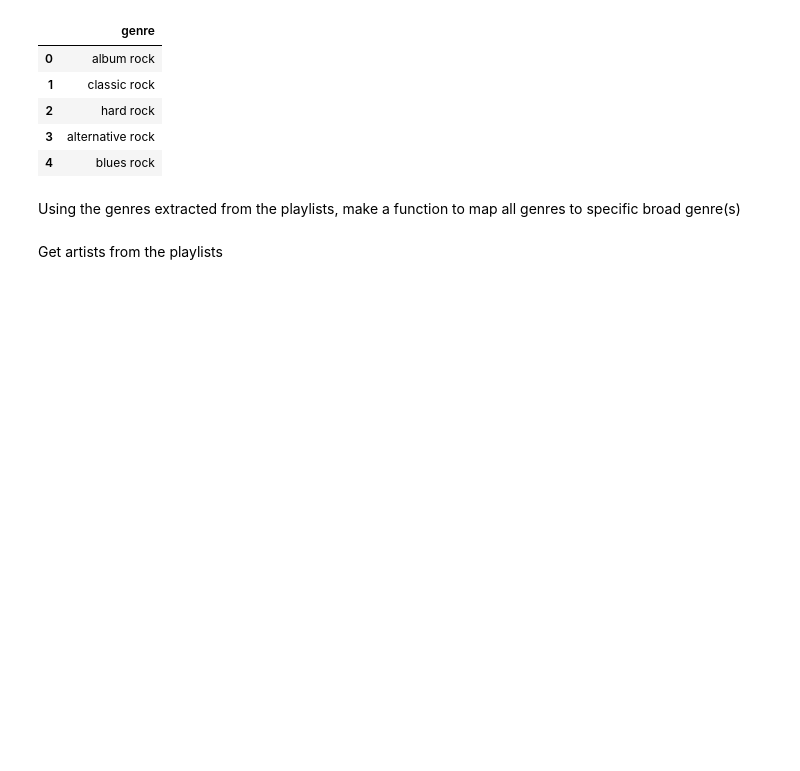
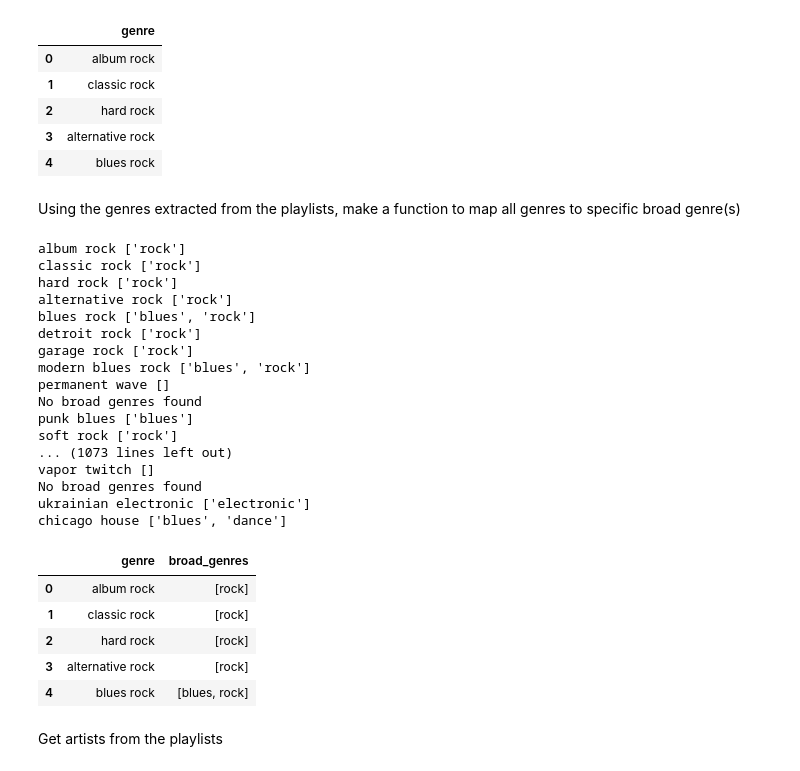
Before and after one commit to JWL16038/Music-Classification, a Jupyter notebook: Notebooks/Spotify scraper.ipynb, the cells around one changed output. Cells and saved outputs as stored; diff of their text form; code cells hidden in the pictures; blank space fills up the shorter version.

Commit message:
Add more genres to broad genres
This change added more genres to the broad genres. In addition, a new function was made to test the mapping.

```diff
--- a/Notebooks/Spotify scraper.ipynb
+++ b/Notebooks/Spotify scraper.ipynb
@@ -98,44 +100,71 @@ Total number of genres: 97
 # %% [markdown]
 Using the genres extracted from the playlists, make a function to map all genres to specific broad genre(s)
 # %%
-genre_count = {}
-
 broad_genres = {
-    "classical": ['classical','baroque','romantic','chamber','choral','medieval'],
+    "classical": ['classical','baroque','romantic','chamber','choral','medieval','violin','piano','opera','orchestral','renaissance'],
     "blues": ['blues','acoustic blues','chicago','classic blues','country blues'],
     "country": ['country'],
-    "dance": ['dance','edm','trance'],
+    "dance": ['dance','edm','trance','house','techno','dubstep','hardcode'],
     "electronic": ['electronic','edm'],
     "folk": ['folk'],
-    "hip hop": ['hip hop'],
+    "hip hop": ['hop'],
     "rap": ['rap'],
-    "jazz": ['jazz','big band','fusion','ragtime','smooth jazz','bebop','bop','dixieland'],
-    "metal": ['metal','nwbm','grunge','thrash','glam metal','death metal','black metal'],
-    "rock": ['rock','hard rock','soft rock','glam rock','album rock','blues rock','folk rock','classic rock'],
+    "jazz": ['jazz','big band','fusion','ragtime','smooth jazz','bebop','bop','dixieland','stride'],
+    "metal": ['metal','nwbm','nwobhm','grunge','thrash','glam metal','death metal','black metal'],
+    "rock": ['rock','hard rock','soft rock','glam rock','album rock','blues rock','folk rock','classic rock','punk','rock-and-roll'],
     "r&b": ['r&b'],
-    "soul": ['soul'],
+    "soul": ['soul','funk'],
     "soundtrack": ['soundtrack','musical'],
     "reggae": ['reggae'],
-    "pop": ['pop','boy band','k-pop'],
+    "pop": ['pop','boy band','k-pop','europop'],
 }
 
-def get_broad_genres(genres):
+def get_broad_genres(genre):
     mapped_genres = []
-    for g in genres:
-        for key, value in broad_genres.items():
-            if g in value:
-                mapped_genres.append(key)
+    for broad_name, genres_list in broad_genres.items():
+        if any(g in genres_list for g in genre.split()):
+            mapped_genres.append(broad_name)
+    print(genre, mapped_genres)
+
     if mapped_genres:
-        mapped_genres = list(np.unique(mapped_genres))
-        for g in mapped_genres:
-            if g in genre_count:
-                genre_count[g] = genre_count.get(g)  + 1
-            else:
-                genre_count[g] = 1
         return mapped_genres
     else:
         print("No broad genres found")
         return None
+# %%
+columns = ["genre","broad_genres"]
+mapped_genres = pd.DataFrame(columns=columns)
+
+for i in range(0,len(genres_df)):
+    genre = genres_df.iloc[i,0]
+    broad_genre = get_broad_genres(genre)
+    new_row = {"genre" : genre, "broad_genres" : broad_genre}
+    mapped_genres = mapped_genres.append(new_row, ignore_index=True)
+mapped_genres.head()
+# %% [output]
+album rock ['rock']
+classic rock ['rock']
+hard rock ['rock']
+alternative rock ['rock']
+blues rock ['blues', 'rock']
+detroit rock ['rock']
+garage rock ['rock']
+modern blues rock ['blues', 'rock']
+permanent wave []
+No broad genres found
+punk blues ['blues']
+soft rock ['rock']
+... (1073 lines left out)
+vapor twitch []
+No broad genres found
+ukrainian electronic ['electronic']
+chicago house ['blues', 'dance']
+|  | genre | broad_genres |
+| 0 | album rock | [rock] |
+| 1 | classic rock | [rock] |
+| 2 | hard rock | [rock] |
+| 3 | alternative rock | [rock] |
+| 4 | blues rock | [blues, rock] |
 # %% [markdown]
 Get artists from the playlists
 # %%
```
Also changed, not shown: parts of 2 cells of this notebook.
